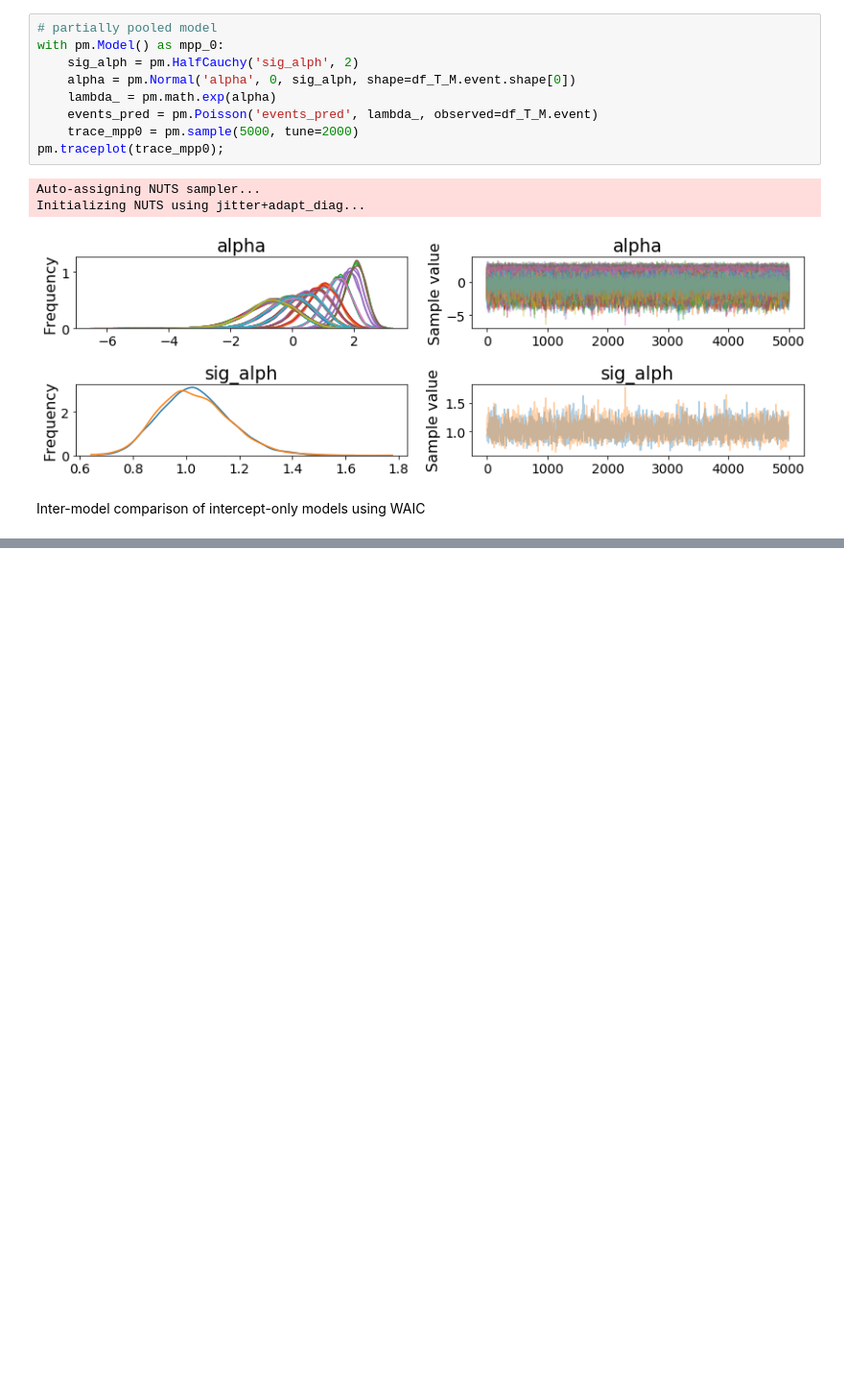
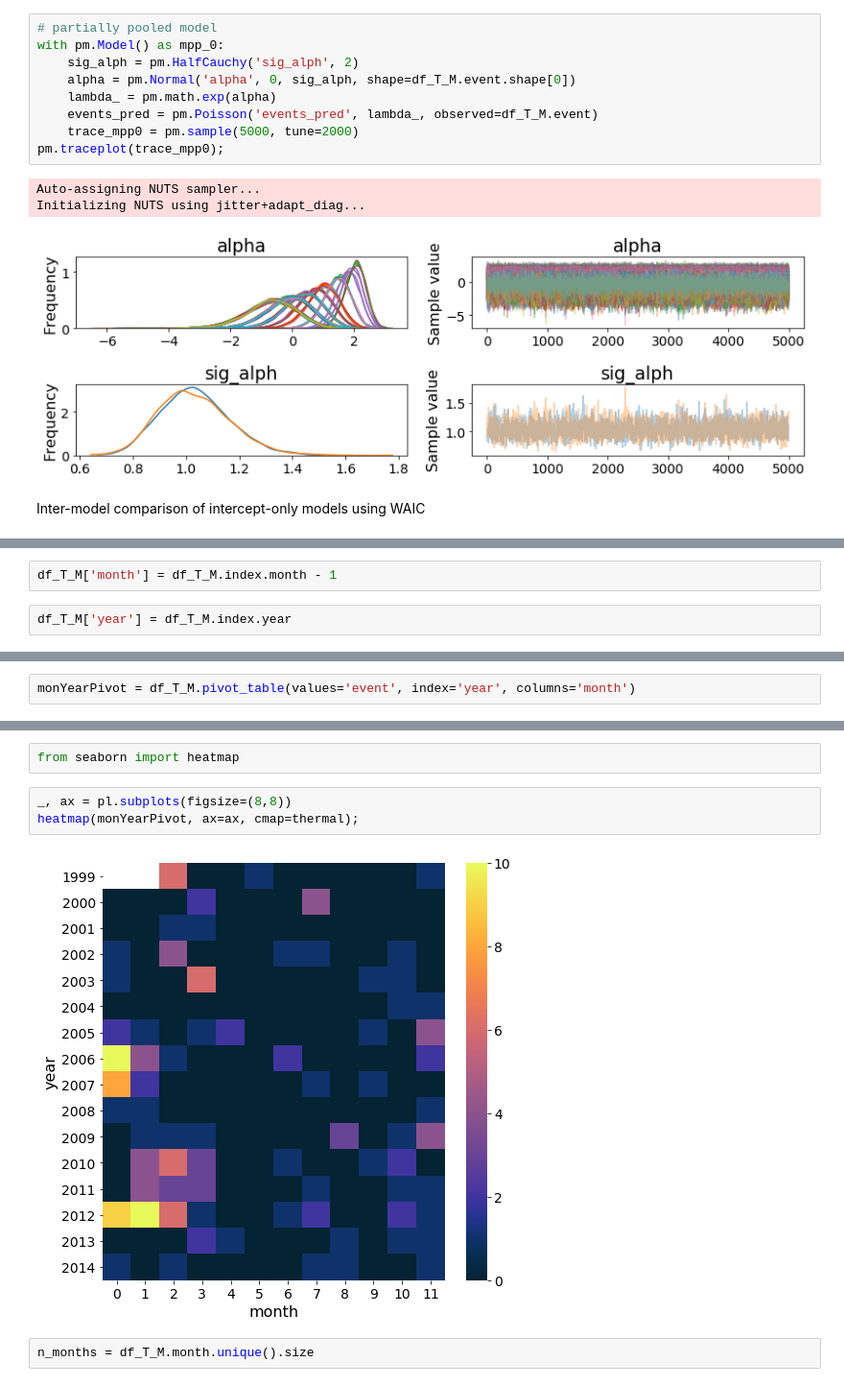
Before and after one commit to madHatter106/beaching, a Jupyter notebook: notebooks/ML_Poisson_by_numbers_of_standing_events_1.ipynb, the cells around one changed output, grey strips where cells are left out. Shown: that part at 96% size. Cells and saved outputs as stored; diff of their text form; blank space fills up the shorter version.

```diff
--- a/notebooks/ML_Poisson_by_numbers_of_standing_events_1.ipynb
+++ b/notebooks/ML_Poisson_by_numbers_of_standing_events_1.ipynb
@@ -170,0 +179,4 @@ The above shows without ambiguity that the partial pooling is the better model;
+# %%
+df_T_M['month'] = df_T_M.index.month - 1
+# %%
+df_T_M['year'] = df_T_M.index.year
@@ -170,0 +210,2 @@ The above shows without ambiguity that the partial pooling is the better model;
+# %%
+monYearPivot = df_T_M.pivot_table(values='event', index='year', columns='month')
@@ -170,0 +233,9 @@ The above shows without ambiguity that the partial pooling is the better model;
+# %%
+from seaborn import heatmap
+# %%
+_, ax = pl.subplots(figsize=(8,8))
+heatmap(monYearPivot, ax=ax, cmap=thermal);
+# %% [output]
+[figure, added]
+# %%
+n_months = df_T_M.month.unique().size
```
Also changed, not shown: parts of 16 cells of this notebook.
